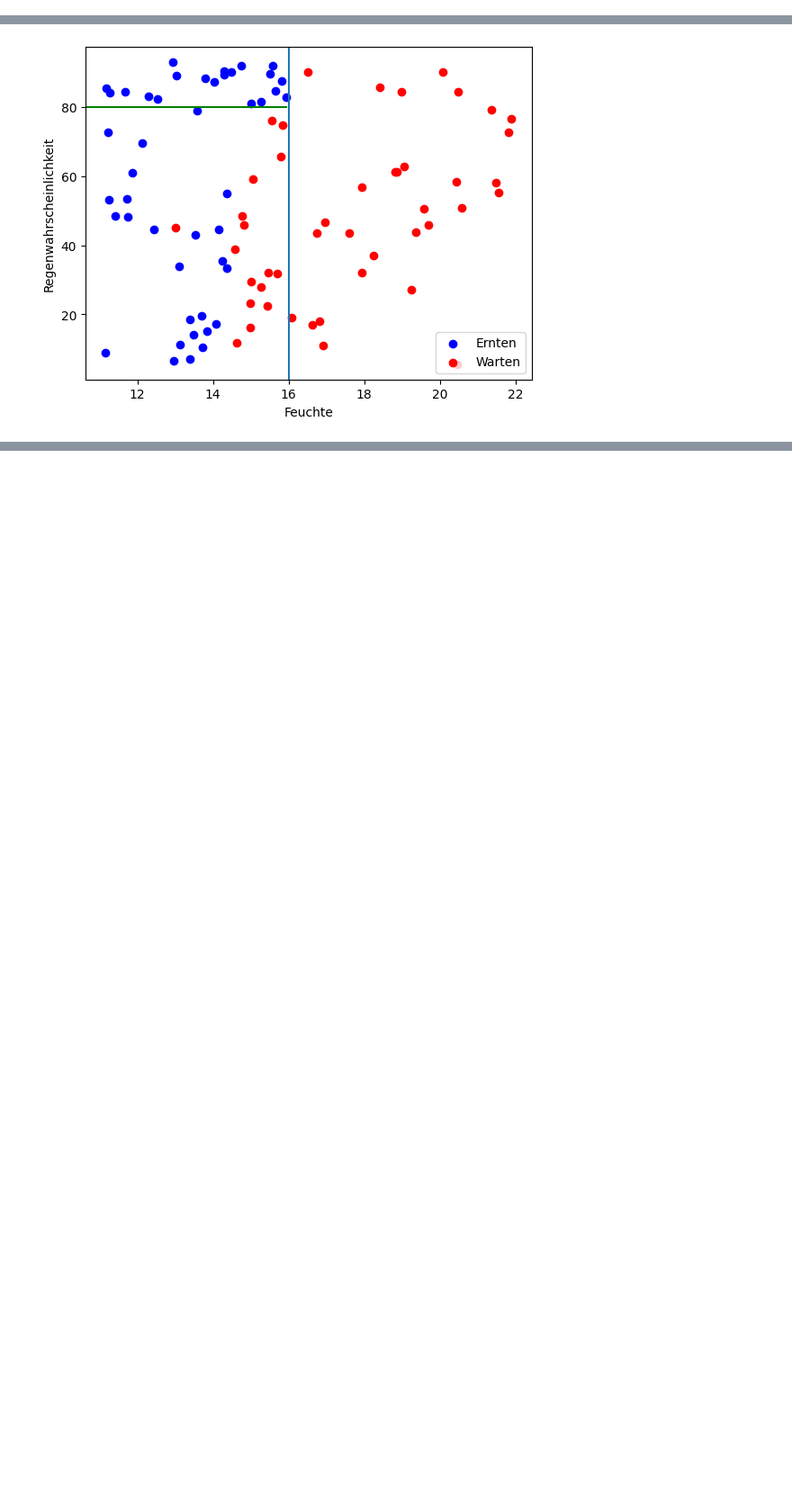
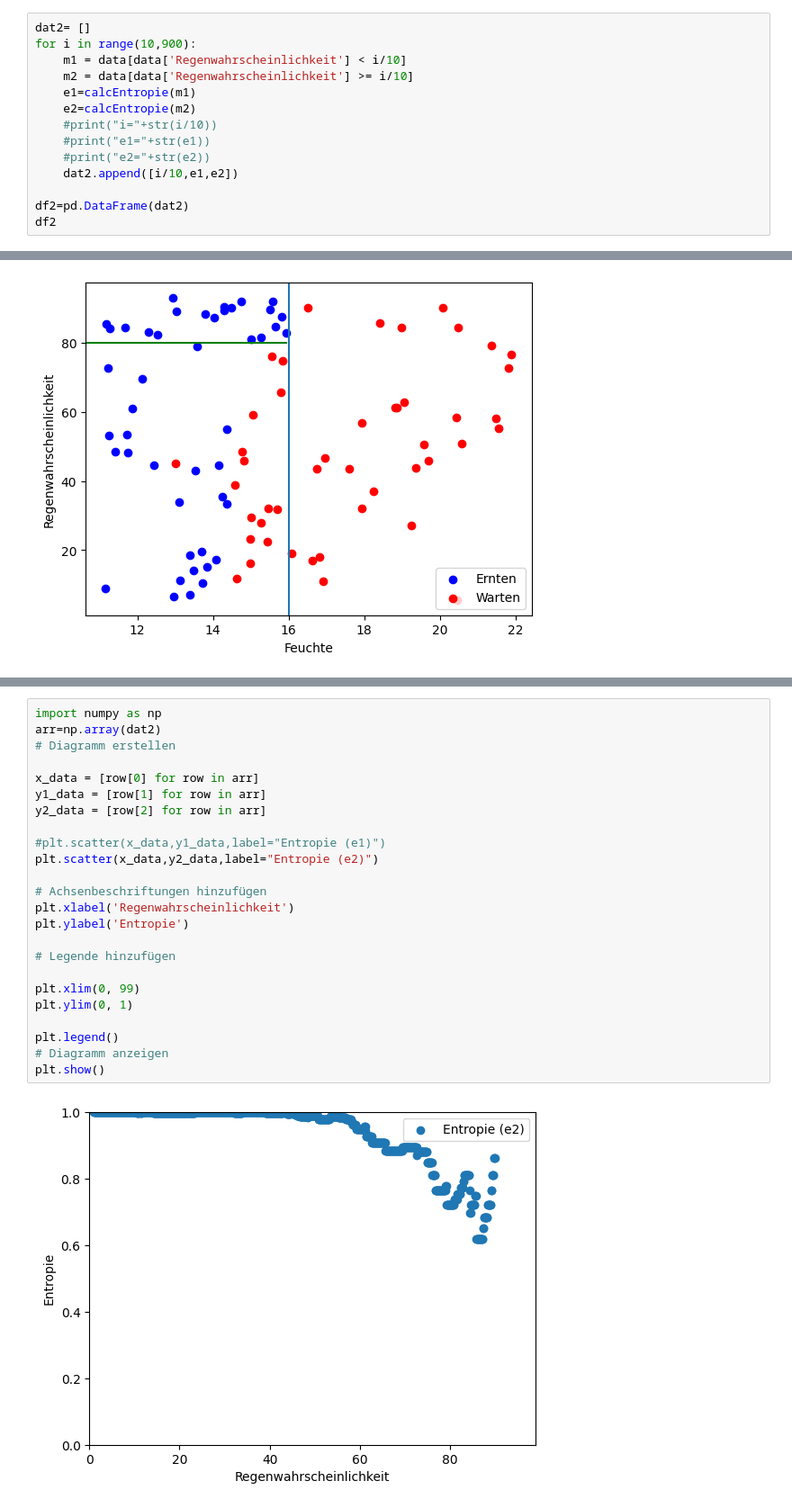
Before and after one commit to jtuttas/datenanalyse, a Jupyter notebook: EntscheidungsBaum.ipynb, the cells around one changed output, grey strips where cells are left out. Shown at 90% size. Saved outputs shown, nothing was run; the diff lists cells and outputs as text; blank space fills up the shorter version.

```diff
--- a/EntscheidungsBaum.ipynb
+++ b/EntscheidungsBaum.ipynb
@@ -155 +155,15 @@ df
 110 rows × 3 columns
+# %%
+dat2= []
+for i in range(10,900):
+    m1 = data[data['Regenwahrscheinlichkeit'] < i/10]
+    m2 = data[data['Regenwahrscheinlichkeit'] >= i/10]
+    e1=calcEntropie(m1)
+    e2=calcEntropie(m2)
+    #print("i="+str(i/10))
+    #print("e1="+str(e1))
+    #print("e2="+str(e2))
+    dat2.append([i/10,e1,e2])
+
+df2=pd.DataFrame(dat2)
+df2
@@ -227,3 +258,29 @@ plt.show()
+# %%
+import numpy as np
+arr=np.array(dat2)
+# Diagramm erstellen
+
+x_data = [row[0] for row in arr]
+y1_data = [row[1] for row in arr]
+y2_data = [row[2] for row in arr]
+
+#plt.scatter(x_data,y1_data,label="Entropie (e1)")
+plt.scatter(x_data,y2_data,label="Entropie (e2)")
+
+# Achsenbeschriftungen hinzufügen
+plt.xlabel('Regenwahrscheinlichkeit')
+plt.ylabel('Entropie')
+
+# Legende hinzufügen
+
+plt.xlim(0, 99)
+plt.ylim(0, 1)
+
+plt.legend()
+# Diagramm anzeigen
+plt.show()
+# %% [output]
+[figure, added]
 # %%
 
 
```
Also changed, not shown: parts of 4 cells of this notebook, 9 other files.
